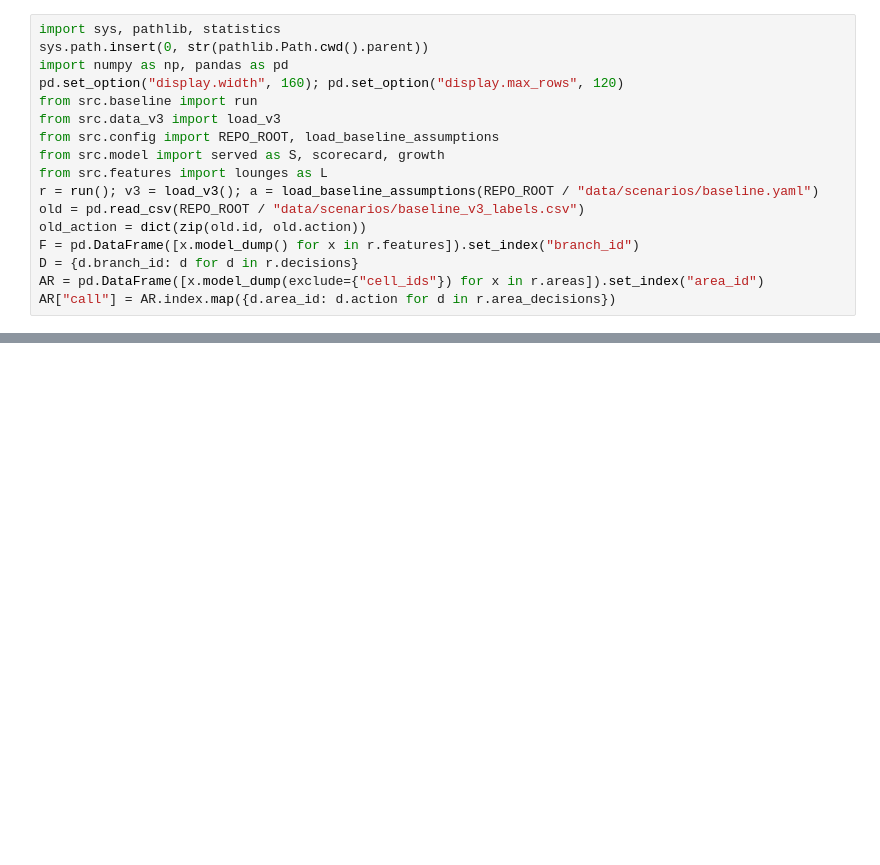
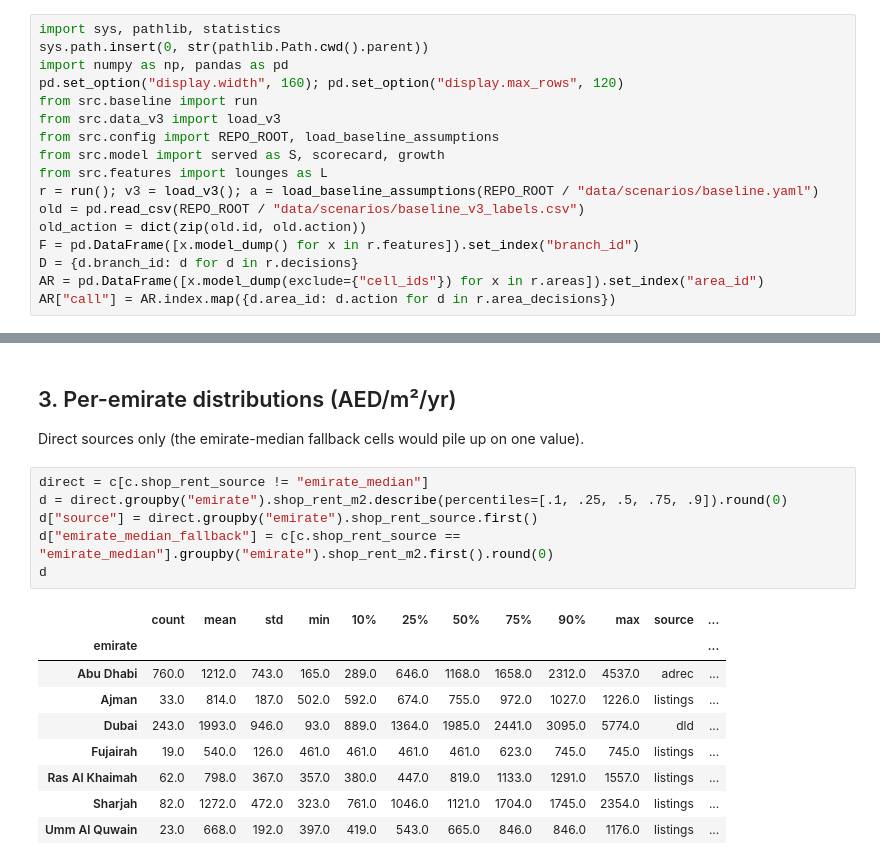
Before and after one commit to thenomadlad/2pz-ai-case-study, a Jupyter notebook: notebooks/rent.ipynb, the cells around one changed output, grey strips where cells are left out. Cells and saved outputs as stored; diff of their text form; blank space fills up the shorter version.

```diff
--- a/notebooks/rent.ipynb
+++ b/notebooks/rent.ipynb
@@ -51,0 +79,20 @@ DLD areas file columns: ['area', 'contracts', 'median_rent_m2', 'lat', 'lng', 'm
+# %% [markdown]
+## 3. Per-emirate distributions (AED/m²/yr)
+
+Direct sources only (the emirate-median fallback cells would pile up on one value).
+# %%
+direct = c[c.shop_rent_source != "emirate_median"]
+d = direct.groupby("emirate").shop_rent_m2.describe(percentiles=[.1, .25, .5, .75, .9]).round(0)
+d["source"] = direct.groupby("emirate").shop_rent_source.first()
+d["emirate_median_fallback"] = c[c.shop_rent_source == "emirate_median"].groupby("emirate").shop_rent_m2.first().round(0)
+d
+# %% [output]
+|  | count | mean | std | min | 10% | 25% | 50% | 75% | 90% | max | source | ... |
+| emirate |  |  |  |  |  |  |  |  |  |  |  | ... |
+| Abu Dhabi | 760.0 | 1212.0 | 743.0 | 165.0 | 289.0 | 646.0 | 1168.0 | 1658.0 | 2312.0 | 4537.0 | adrec | ... |
+| Ajman | 33.0 | 814.0 | 187.0 | 502.0 | 592.0 | 674.0 | 755.0 | 972.0 | 1027.0 | 1226.0 | listings | ... |
+| Dubai | 243.0 | 1993.0 | 946.0 | 93.0 | 889.0 | 1364.0 | 1985.0 | 2441.0 | 3095.0 | 5774.0 | dld | ... |
+| Fujairah | 19.0 | 540.0 | 126.0 | 461.0 | 461.0 | 461.0 | 461.0 | 623.0 | 745.0 | 745.0 | listings | ... |
+| Ras Al Khaimah | 62.0 | 798.0 | 367.0 | 357.0 | 380.0 | 447.0 | 819.0 | 1133.0 | 1291.0 | 1557.0 | listings | ... |
+| Sharjah | 82.0 | 1272.0 | 472.0 | 323.0 | 761.0 | 1046.0 | 1121.0 | 1704.0 | 1745.0 | 2354.0 | listings | ... |
+| Umm Al Quwain | 23.0 | 668.0 | 192.0 | 397.0 | 419.0 | 543.0 | 665.0 | 846.0 | 846.0 | 1176.0 | listings | ... |
```
Also changed, not shown: parts of 24 cells of this notebook, 12 other files.
